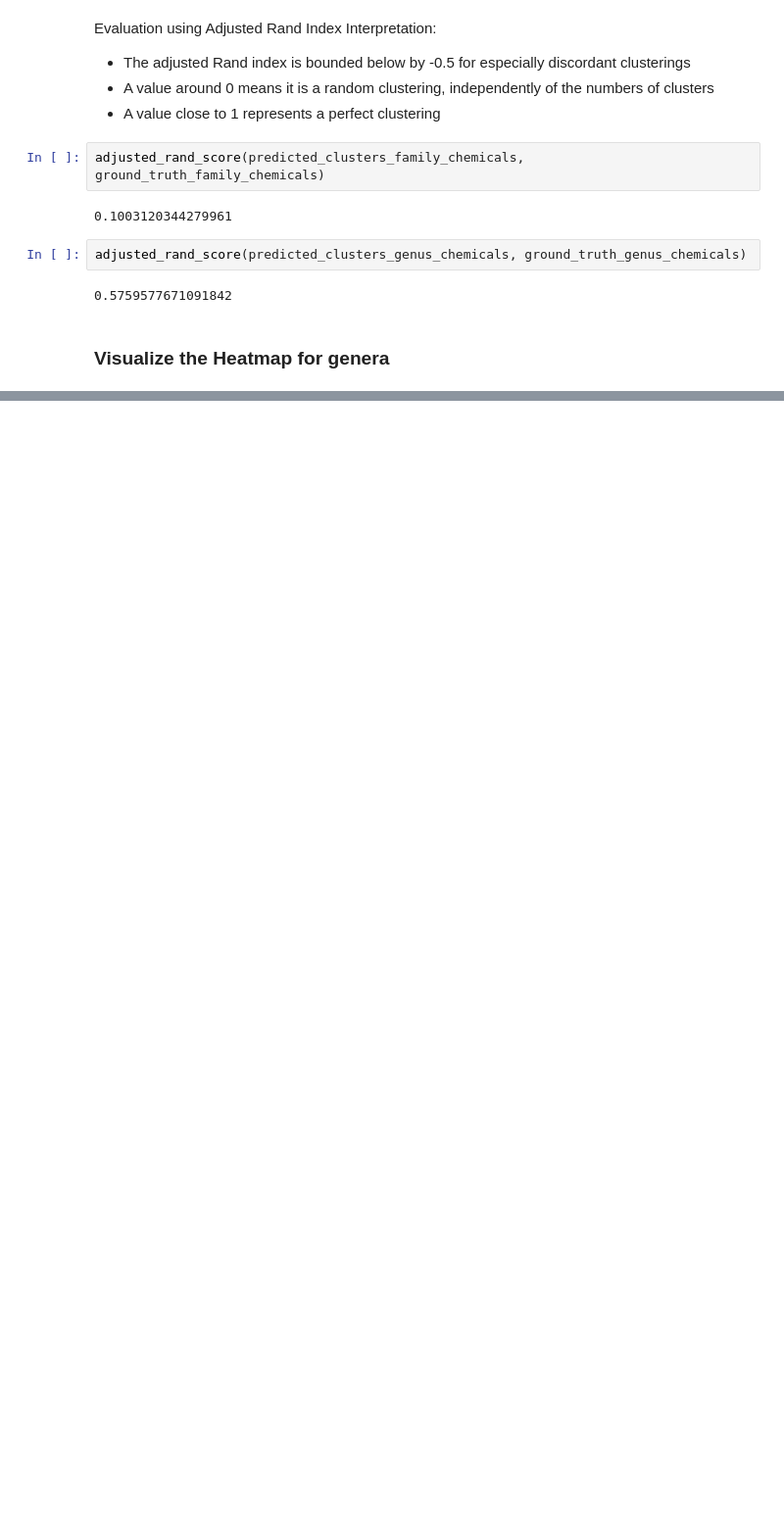
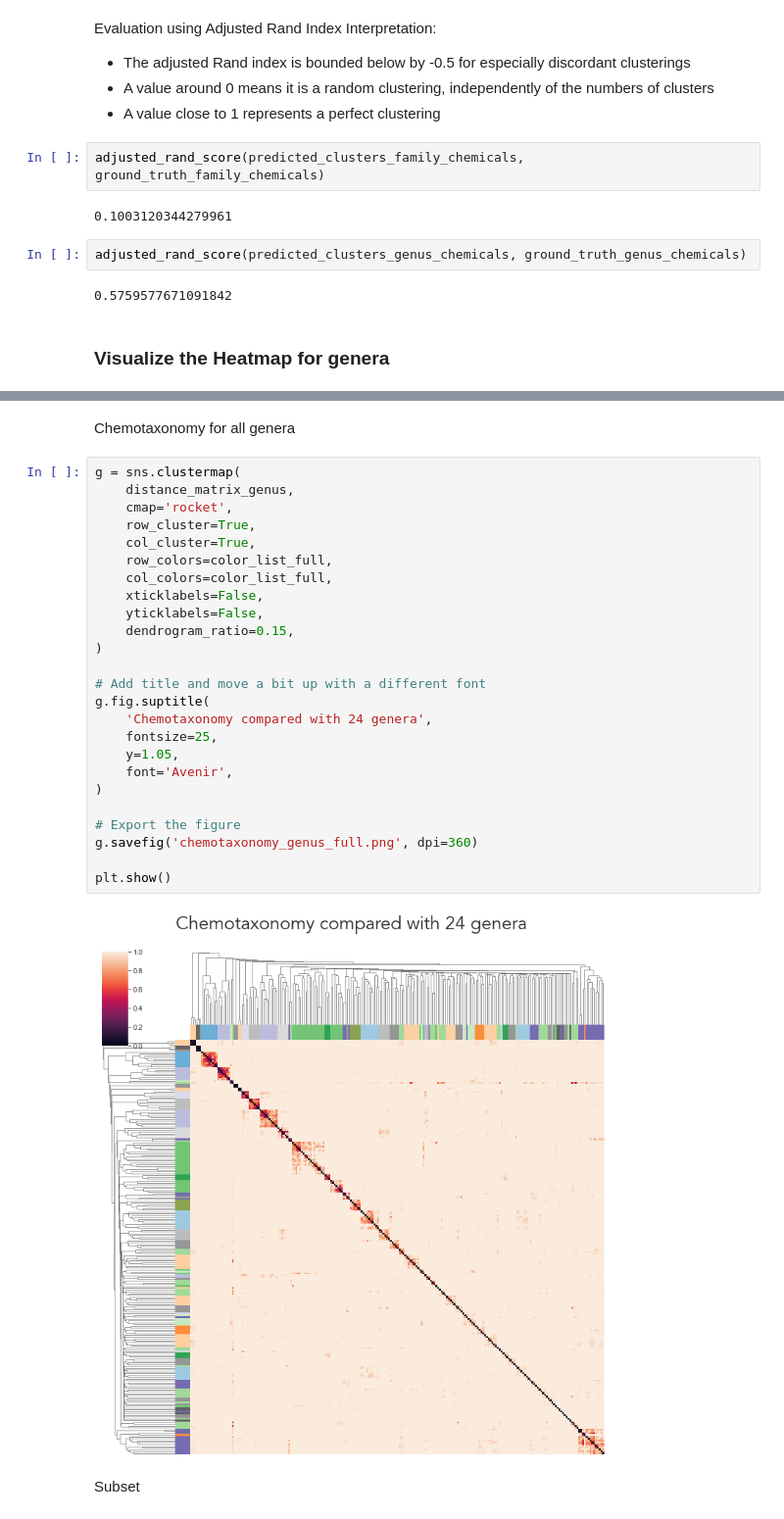
Before and after one commit to enveda/plant-chemical-space, a Jupyter notebook: notebooks/2_chemotaxonomy.ipynb, the cells around one changed output, grey strips where cells are left out. Shown at 98% size. Drawn from its saved outputs; the diff is of its cells as text; blank space fills up the shorter version.

```diff
--- a/notebooks/2_chemotaxonomy.ipynb
+++ b/notebooks/2_chemotaxonomy.ipynb
@@ -488,0 +473,31 @@ plt.show()
+# %% [markdown]
+Chemotaxonomy for all genera
+# %%
+g = sns.clustermap(
+    distance_matrix_genus,
+    cmap='rocket',
+    row_cluster=True,
+    col_cluster=True,
+    row_colors=color_list_full,
+    col_colors=color_list_full,
+    xticklabels=False,
+    yticklabels=False,
+    dendrogram_ratio=0.15,
+)
+
+# Add title and move a bit up with a different font
+g.fig.suptitle(
+    'Chemotaxonomy compared with 24 genera',
+    fontsize=25,
+    y=1.05,
+    font='Avenir',
+)
+
+# Export the figure
+g.savefig('chemotaxonomy_genus_full.png', dpi=360)
+
+plt.show()
+# %% [output]
+[figure, added]
+# %% [markdown]
+Subset
```
Also changed, not shown: parts of 5 cells of this notebook, 2 other files.
